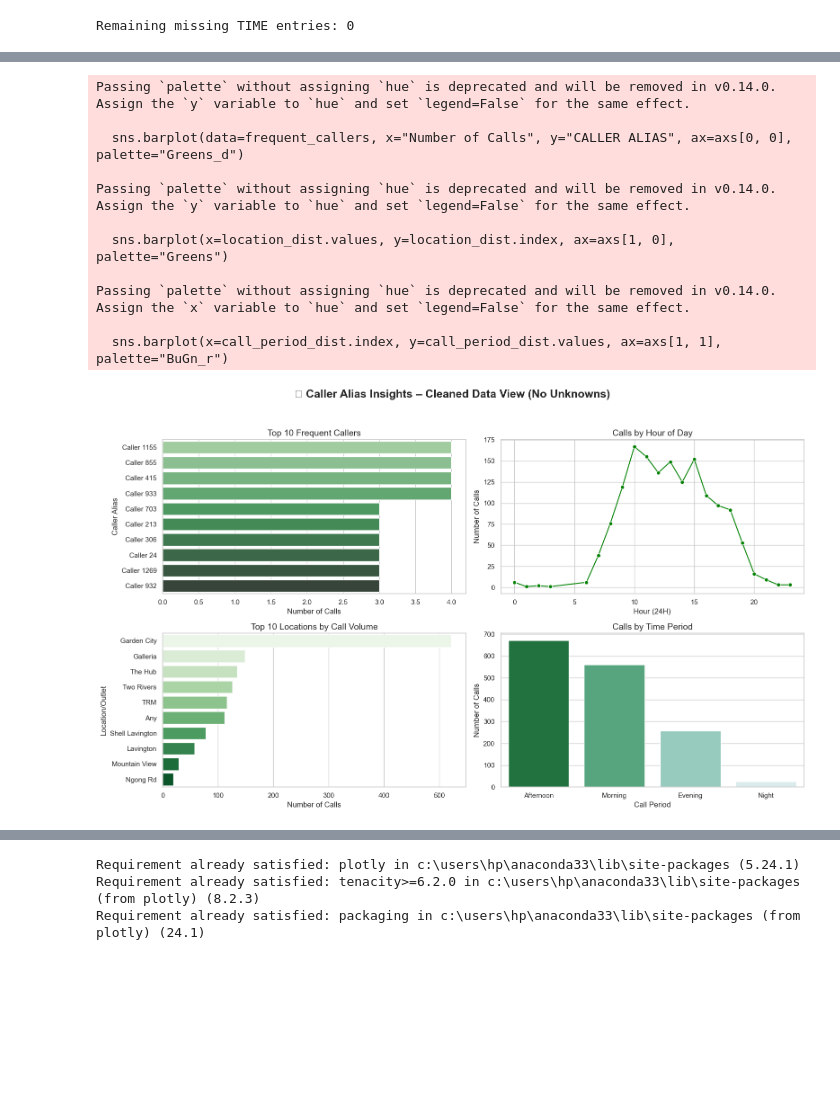
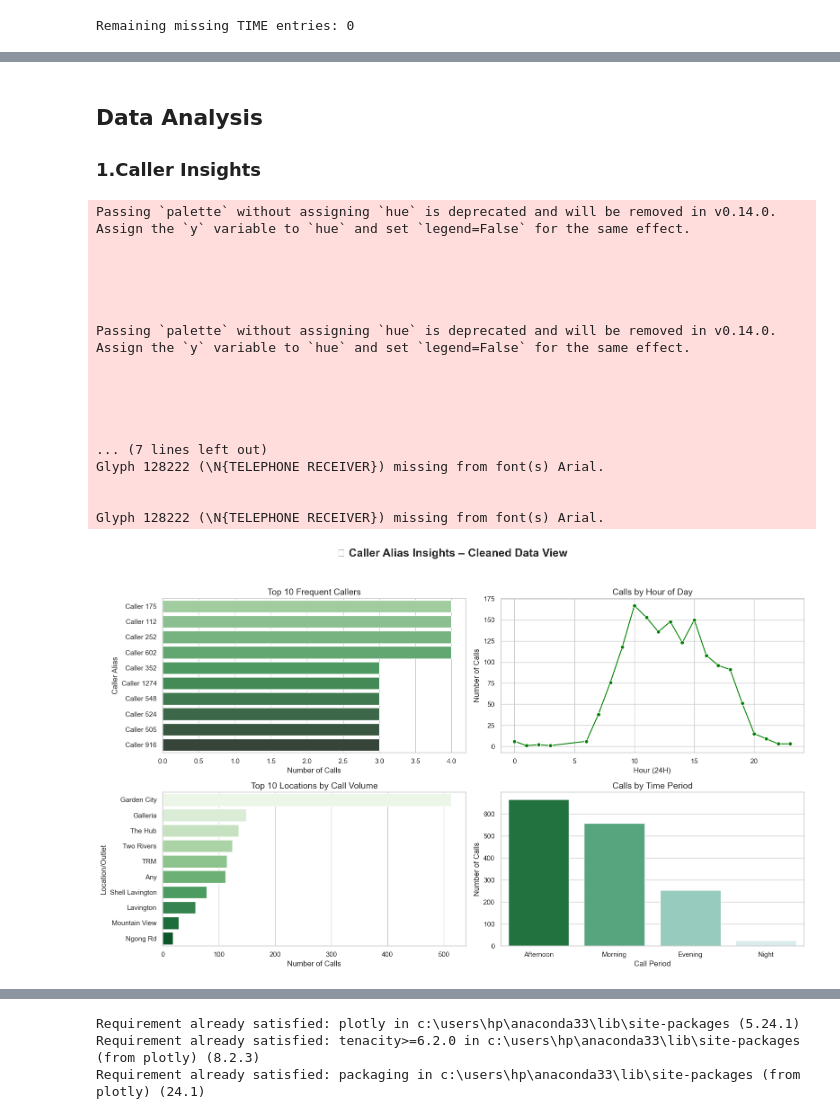
Before and after one commit to RachelinTheLoop/call-center-analytics, a Jupyter notebook: customer_call_analysis.ipynb, the cells around one changed output, grey strips where cells are left out. Drawn from its saved outputs; the diff is of its cells as text; code cells hidden in the pictures; blank space fills up the shorter version.

```diff
--- a/customer_call_analysis.ipynb
+++ b/customer_call_analysis.ipynb
@@ -204,8 +175,6 @@ To prepare the customer care dataset for analysis, we performed the following st
 cols_to_drop = ["NAME", "TYPE", "CAR REG"]
 calldata.drop(columns=cols_to_drop, inplace=True)
 
-# Drop rows where TIME is missing (means record does not exist)
-calldata = calldata[calldata["TIME"].notna()]
 
 # Forward-fill missing DATEs (fill down from above)
 calldata["DATE"] = calldata["DATE"].fillna(method="ffill")
@@ -216,7 +185,7 @@ calldata = calldata[calldata["DATE"].notna()]
 # Fill missing values in other key columns with placeholders
 calldata = calldata.fillna({
     "LOCATION/OUTLET": "Unknown Location",
-    "PHONE ": "Missing Phone",
+    "PHONE ": "Unknown caller",
     "RESPONSE GIVEN/CONCLUSION": "Not Recorded",
     "REASON FOR CALL": "Unknown Reason"
 })
@@ -312,21 +259,11 @@ calldata["TIME"] = pd.to_datetime(calldata["TIME"], format="%I:%M %p", errors="c
 # %%
 from datetime import timedelta
 
-# Sort data by DATE and TIME to maintain chronological order
-calldata = calldata.sort_values(by=["DATE", "TIME"]).reset_index(drop=True)
 
-# Loop through the TIME column to fill NaT with +30 mins after the previous valid time
-for i in range(1, len(calldata)):
-    if pd.isna(calldata.loc[i, "TIME"]):
-        prev_time = calldata.loc[i - 1, "TIME"]
+# Drop all rows where TIME is missing
+calldata = calldata.dropna(subset=["TIME"]).reset_index(drop=True)
 
-        # Only fill if previous time is not missing
-        if not pd.isna(prev_time):
-            # Add 30 minutes to previous time
-            new_time = (datetime.combine(datetime.today(), prev_time) + timedelta(minutes=30)).time()
-            calldata.loc[i, "TIME"] = new_time
-
-# Check if all missing values are filled
+# Confirm no missing TIME entries remain
 print("Remaining missing TIME entries:", calldata["TIME"].isna().sum())
 # %% [output]
 Remaining missing TIME entries: 0
@@ -466,81 +374,87 @@ calldata
+# %% [markdown]
+## Data Analysis
+### 1.Caller Insights
 # %%
-import pandas as pd
-import seaborn as sns
-import matplotlib.pyplot as plt
-import os
 
-# Ensure Output folder exists
+# ✅ Ensure 'Output' folder exists
 os.makedirs("Output", exist_ok=True)
 
-# Set Seaborn theme
+# ✅ Set Seaborn theme
 sns.set_theme(style="whitegrid", palette="Greens")
 
-# -------- Clean CALLER ALIAS --------
+# ✅ Filter: Clean Caller Alias (exclude unknown or missing)
 filtered_data = calldata[
     calldata["CALLER ALIAS"].notna() &
     (calldata["CALLER ALIAS"].str.strip() != "") &
     (~calldata["CALLER ALIAS"].str.lower().str.contains("unknown"))
 ]
 
-# --- Top 10 Frequent Callers ---
+# ✅ Top 10 Frequent Callers
 frequent_callers = (
     filtered_data["CALLER ALIAS"]
     .value_counts()
-    .reset_index(name="Number of Calls")
+    .reset_index(name="NUMBER OF CALLS")
     .rename(columns={"index": "CALLER ALIAS"})
     .head(10)
 )
 
-# --- Hourly Call Distribution ---
-hourly_dist = filtered_data["hour"].value_counts().sort_index()
+# ✅ Hourly Call Distribution
+hourly_dist = filtered_data["HOUR"].value_counts().sort_index()
 
-# --- Location/Outlet Analysis ---
+# ✅ Location/Outlet Analysis
 location_dist = filtered_data["LOCATION/OUTLET"].value_counts().head(10)
 
-# --- Calls by Call Period ---
-call_period_dist = filtered_data["call_period"].value_counts()
+# ✅ Calls by Time Period
+call_period_dist = filtered_data["CALL_PERIOD"].value_counts()
 
-# ---------- Plot All 4 in One Chart ----------
+# ✅ Plotting All 4 Charts in One Figure
 fig, axs = plt.subplots(2, 2, figsize=(16, 10))
-fig.suptitle("📞 Caller Alias Insights – Cleaned Data View (No Unknowns)", fontsize=18, fontweight='bold')
+fig.suptitle("📞 Caller Alias Insights – Cleaned Data View", fontsize=18, fontweight='bold')
 
-# 1. Top Callers
-sns.barplot(data=frequent_callers, x="Number of Calls", y="CALLER ALIAS", ax=axs[0, 0], palette="Greens_d")
+# 🔹 1. Top 10 Frequent Callers
+sns.barplot(data=frequent_callers, x="NUMBER OF CALLS", y="CALLER ALIAS", ax=axs[0, 0], palette="Greens_d")
 axs[0, 0].set_title("Top 10 Frequent Callers", fontsize=14)
 axs[0, 0].set_xlabel("Number of Calls")
 axs[0, 0].set_ylabel("Caller Alias")
 
-# 2. Hourly Distribution
+# 🔹 2. Hourly Call Distribution
 sns.lineplot(x=hourly_dist.index, y=hourly_dist.values, marker="o", ax=axs[0, 1], color="green")
 axs[0, 1].set_title("Calls by Hour of Day", fontsize=14)
 axs[0, 1].set_xlabel("Hour (24H)")
 axs[0, 1].set_ylabel("Number of Calls")
 
-# 3. Location-Based Calls
+# 🔹 3. Top Locations by Call Volume
 sns.barplot(x=location_dist.values, y=location_dist.index, ax=axs[1, 0], palette="Greens")
 axs[1, 0].set_title("Top 10 Locations by Call Volume", fontsize=14)
 axs[1, 0].set_xlabel("Number of Calls")
 axs[1, 0].set_ylabel("Location/Outlet")
 
-# 4. Call Periods
+# 🔹 4. Call Periods (Morning, Afternoon, Evening)
 sns.barplot(x=call_period_dist.index, y=call_period_dist.values, ax=axs[1, 1], palette="BuGn_r")
 axs[1, 1].set_title("Calls by Time Period", fontsize=14)
 axs[1, 1].set_xlabel("Call Period")
 axs[1, 1].set_ylabel("Number of Calls")
 
+# ✅ Layout adjustments and save
 plt.tight_layout(rect=[0, 0.03, 1, 0.95])
 plt.savefig("Output/Caller_Alias_Insights.png", dpi=300)
 plt.show()
 # %% [output]
 Passing `palette` without assigning `hue` is deprecated and will be removed in v0.14.0. Assign the `y` variable to `hue` and set `legend=False` for the same effect.
 
-  sns.barplot(data=frequent_callers, x="Number of Calls", y="CALLER ALIAS", ax=axs[0, 0], palette="Greens_d")
+
+
+
 
 Passing `palette` without assigning `hue` is deprecated and will be removed in v0.14.0. Assign the `y` variable to `hue` and set `legend=False` for the same effect.
 
-  sns.barplot(x=location_dist.values, y=location_dist.index, ax=axs[1, 0], palette="Greens")
 
-Passing `palette` without assigning `hue` is deprecated and will be removed in v0.14.0. Assign the `x` variable to `hue` and set `legend=False` for the same effect.
 
-  sns.barplot(x=call_period_dist.index, y=call_period_dist.values, ax=axs[1, 1], palette="BuGn_r")
+
+
+... (7 lines left out)
+Glyph 128222 (\N{TELEPHONE RECEIVER}) missing from font(s) Arial.
+
+
+Glyph 128222 (\N{TELEPHONE RECEIVER}) missing from font(s) Arial.
-[figure, old version]
+[figure, new version]
```
Also changed, not shown: parts of 48 cells of this notebook, 12 other files.
